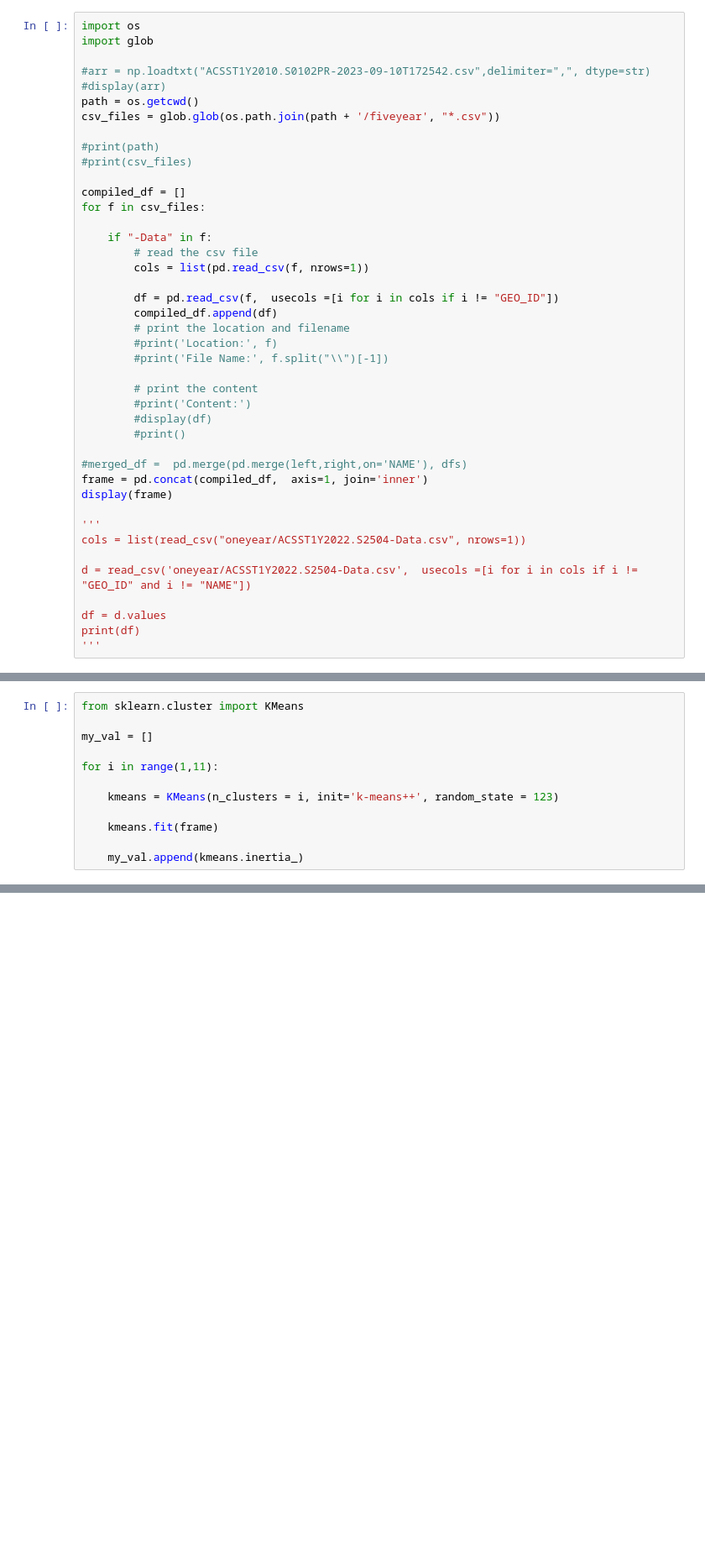
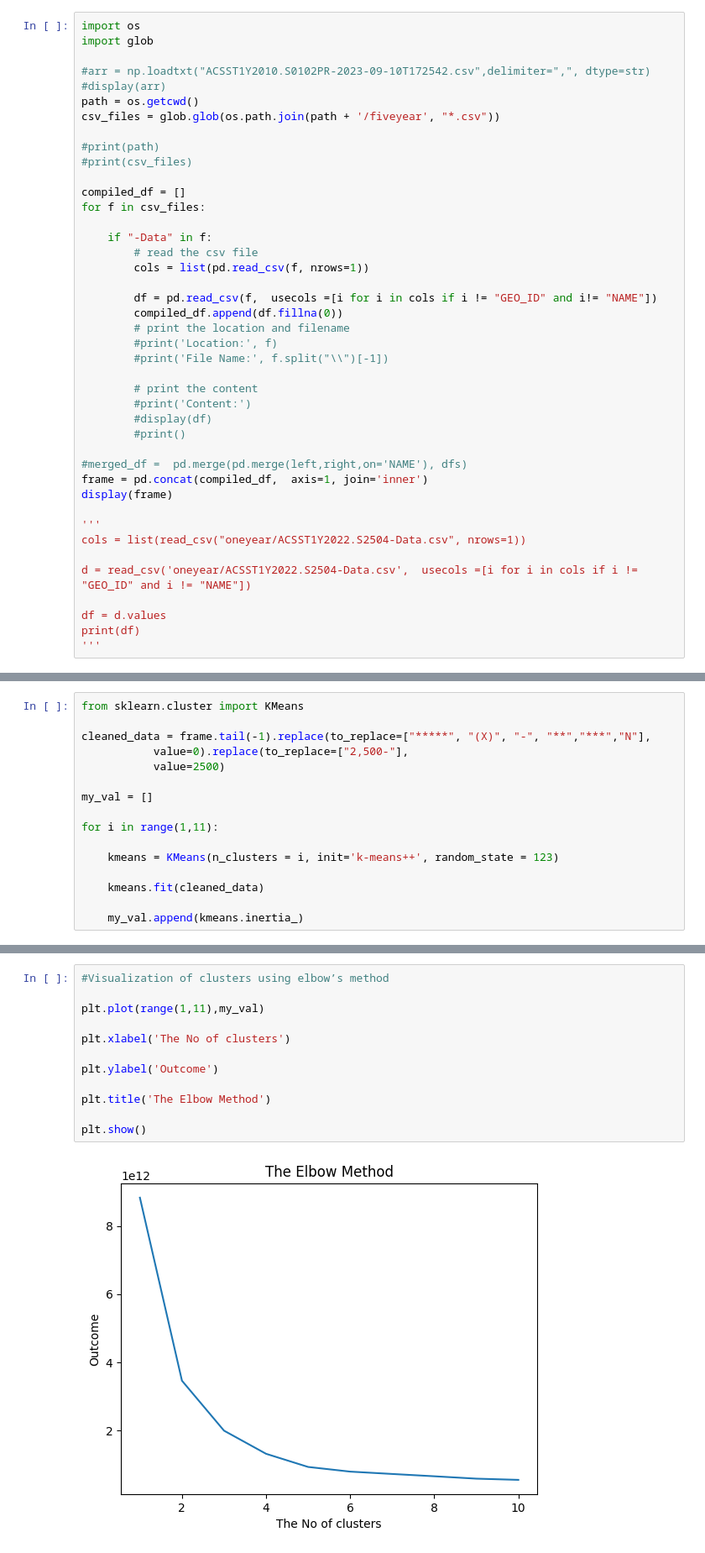
Before and after one commit to csmartinez22/PuertoRico, a Jupyter notebook: index.ipynb, the cells around one changed output, grey strips where cells are left out. Shown: that part at 84% size. Drawn from its saved outputs; the diff is of its cells as text; blank space fills up the shorter version.

```diff
--- a/index.ipynb
+++ b/index.ipynb
@@ -28,8 +24,8 @@ for f in csv_files:
         # read the csv file
         cols = list(pd.read_csv(f, nrows=1))
 
-        df = pd.read_csv(f,  usecols =[i for i in cols if i != "GEO_ID"])
-        compiled_df.append(df)
+        df = pd.read_csv(f,  usecols =[i for i in cols if i != "GEO_ID" and i!= "NAME"])
+        compiled_df.append(df.fillna(0))
         # print the location and filename
         #print('Location:', f)
         #print('File Name:', f.split("\\")[-1])
@@ -56,5 +65,9 @@ EmptyDataError: No columns to parse from file
 # %%
 from sklearn.cluster import KMeans
+
+cleaned_data = frame.tail(-1).replace(to_replace=["*****", "(X)", "-", "**","***","N"],
+           value=0).replace(to_replace=["2,500-"],
+           value=2500)
 
 my_val = []
 
@@ -62,6 +75,6 @@ for i in range(1,11):
 
     kmeans = KMeans(n_clusters = i, init='k-means++', random_state = 123)
 
-    kmeans.fit(frame)
+    kmeans.fit(cleaned_data)
 
     my_val.append(kmeans.inertia_)
@@ -67,0 +94,14 @@ for i in range(1,11):
+# %%
+#Visualization of clusters using elbow’s method
+
+plt.plot(range(1,11),my_val)
+
+plt.xlabel('The No of clusters')
+
+plt.ylabel('Outcome')
+
+plt.title('The Elbow Method')
+
+plt.show()
+# %% [output]
+[figure, added]
```
Also changed, not shown: parts of 5 cells of this notebook, 1 other file.
